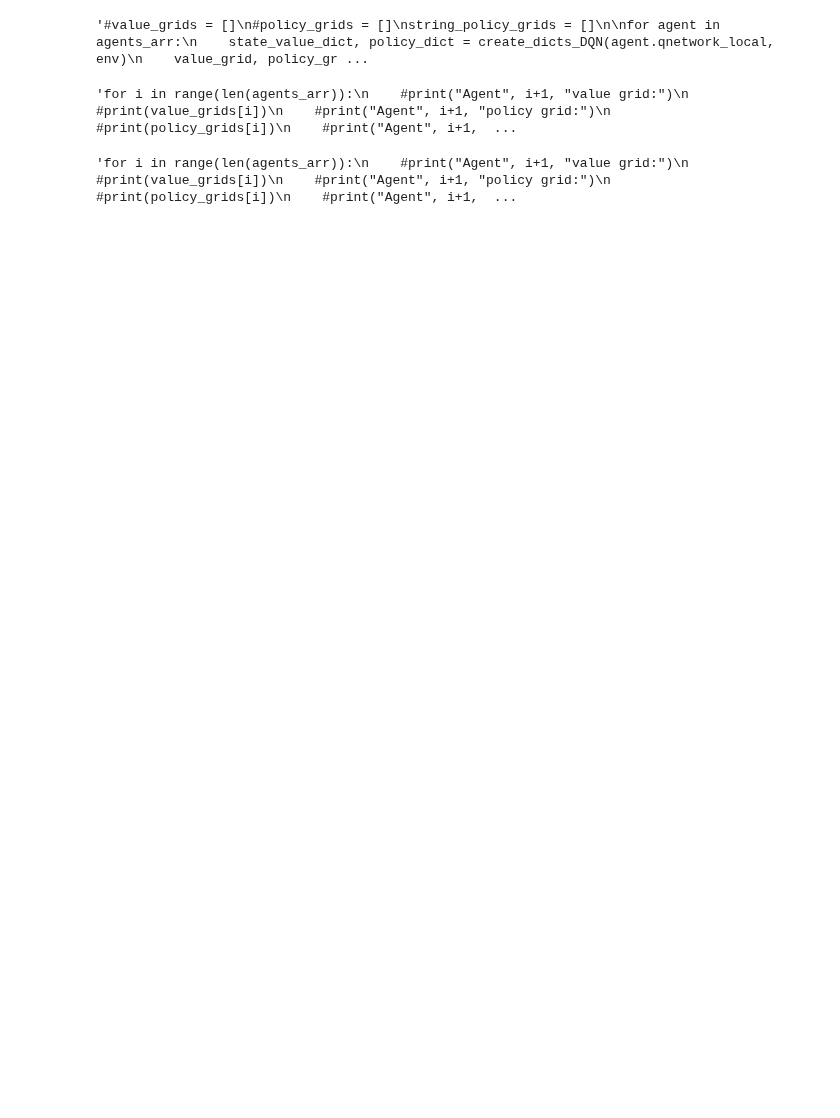
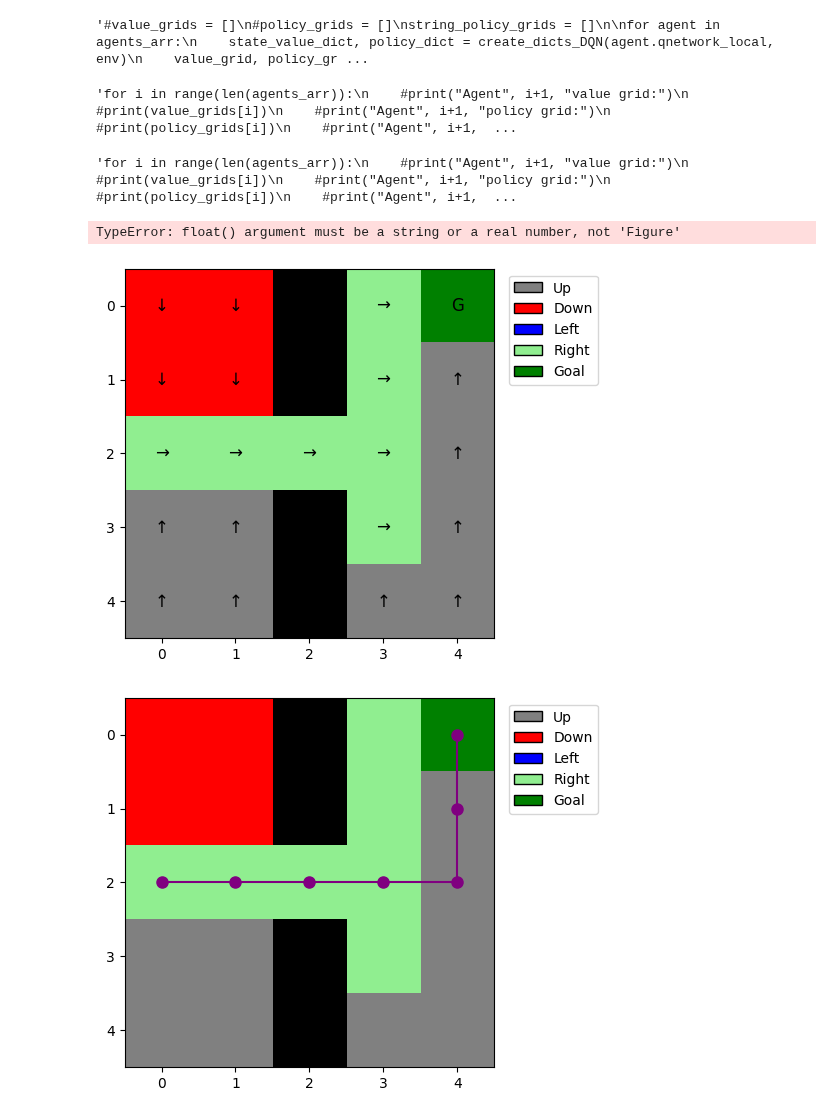
Before and after one commit to salvalago23/TFG_Salvador_Perez_GR, a Jupyter notebook: src/5_DQNtrain&replay.ipynb, the cells around one changed output. Drawn from its saved outputs; the diff is of its cells as text; code cells hidden in the pictures; blank space fills up the shorter version.

```diff
--- a/src/5_DQNtrain&replay.ipynb
+++ b/src/5_DQNtrain&replay.ipynb
@@ -203,7 +203,0 @@ fc1_units: 128  fc2_units: 128
-# %%
-for i in range(len(agents_arr)):
-    state_value_dict, policy_dict = create_dicts_DQN(agents_arr[i].qnetwork_local, env)
-    value_grid, policy_grid, string_policy_grid = create_grids(state_value_dict, policy_dict, env)
-    fig = plot_trajectory(string_policy_grid, starting_positions[i])
-    fig.suptitle(f'Agent {i+1} - Policy   Starting position: {starting_positions[i]}')
-plt.show()
@@ -257,3 +240,36 @@ plt.show()"""
 plt.show()"""
 # %% [output]
 'for i in range(len(agents_arr)):\n    #print("Agent", i+1, "value grid:")\n    #print(value_grids[i])\n    #print("Agent", i+1, "policy grid:")\n    #print(policy_grids[i])\n    #print("Agent", i+1,  ...
+# %%
+for i in range(num_agents):
+    fig_policy = plot_string_policy(string_policy_grids[i])
+    fig_trajectory = plot_trajectory(string_policy_grids[i], starting_positions[i])
+    # Assuming you have two existing figures, fig1 and fig2
+    fig_policy, ax1 = plt.subplots()
+    ax1.plot(fig_policy)
+    ax1.set_title('Figure 1')
+
+    fig_trajectory, ax2 = plt.subplots()
+    ax2.plot(fig_trajectory)
+    ax2.set_title('Figure 2')
+
+    # Create a new figure to display both figures side by side
+    combined_fig = plt.figure(figsize=(10, 5))
+
+    # Add the first figure to the left side
+    combined_fig.add_subplot(121)
+    plt.gca().imshow(fig_policy)
+
+    # Add the second figure to the right side
+    combined_fig.add_subplot(122)
+    plt.gca().imshow(fig_trajectory)
+
+    # Adjust the spacing between subplots
+    plt.tight_layout()
+
+    # Show the combined figure
+    plt.show()
+# %% [output]
+TypeError: float() argument must be a string or a real number, not 'Figure'
+[figure, added]
+[figure, added]
```
Also changed, not shown: parts of 5 cells of this notebook, 11 other files.
